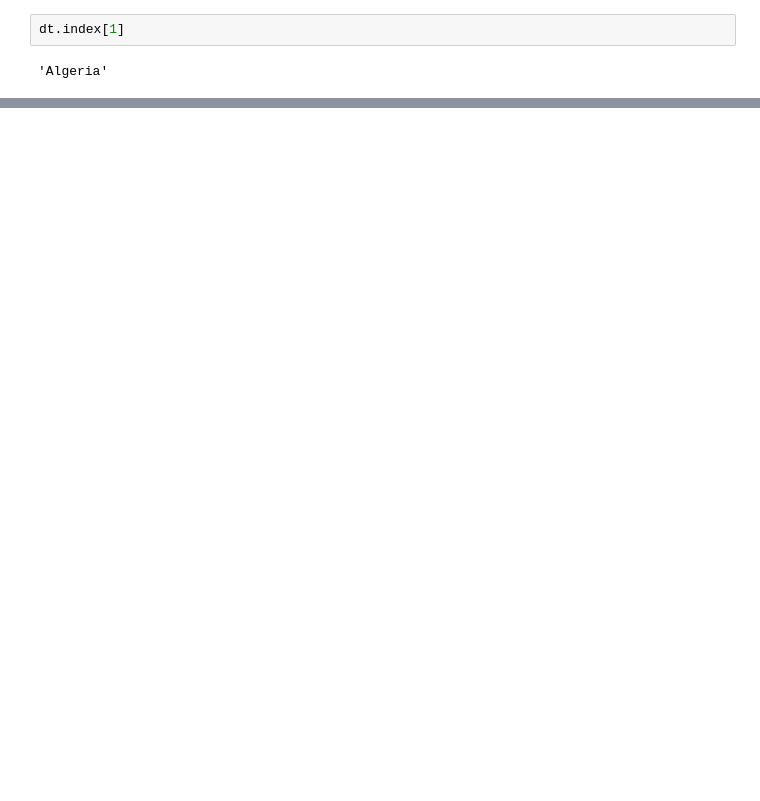
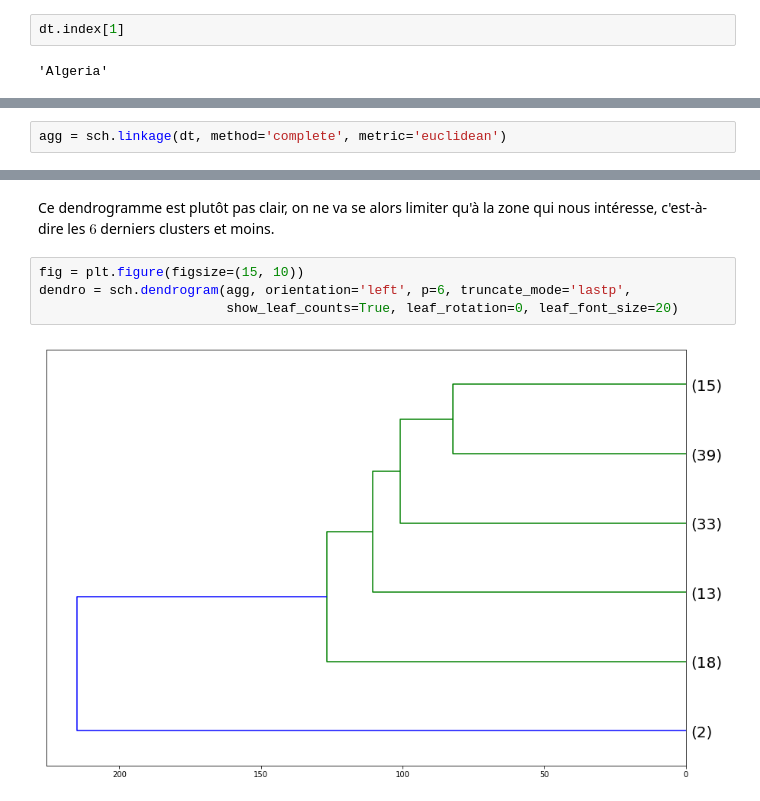
Before and after one commit to RuzickaJiri/Project_AI, a Jupyter notebook: Project_AI_clustering.ipynb, the cells around one changed output, grey strips where cells are left out. Cells and saved outputs as stored; diff of their text form; blank space fills up the shorter version.

```diff
--- a/Project_AI_clustering.ipynb
+++ b/Project_AI_clustering.ipynb
@@ -235,0 +272,2 @@ km.labels_[1]
+# %%
+agg = sch.linkage(dt, method='complete', metric='euclidean')
@@ -235,0 +284,8 @@ km.labels_[1]
+# %% [markdown]
+Ce dendrogramme est plutôt pas clair, on ne va se alors limiter qu'à la zone qui nous intéresse, c'est-à-dire les $6$ derniers clusters et moins.
+# %%
+fig = plt.figure(figsize=(15, 10))
+dendro = sch.dendrogram(agg, orientation='left', p=6, truncate_mode='lastp',
+                        show_leaf_counts=True, leaf_rotation=0, leaf_font_size=20)
+# %% [output]
+[figure, added]
```
Also changed, not shown: parts of 28 cells of this notebook, 1 other file.
